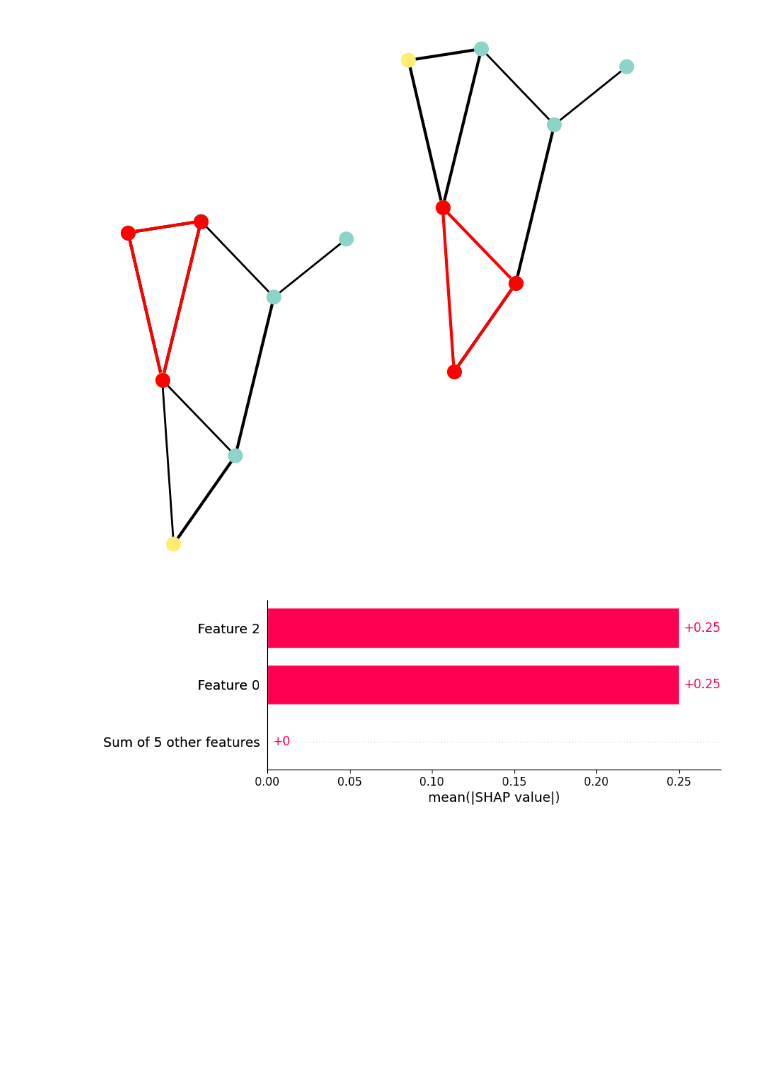
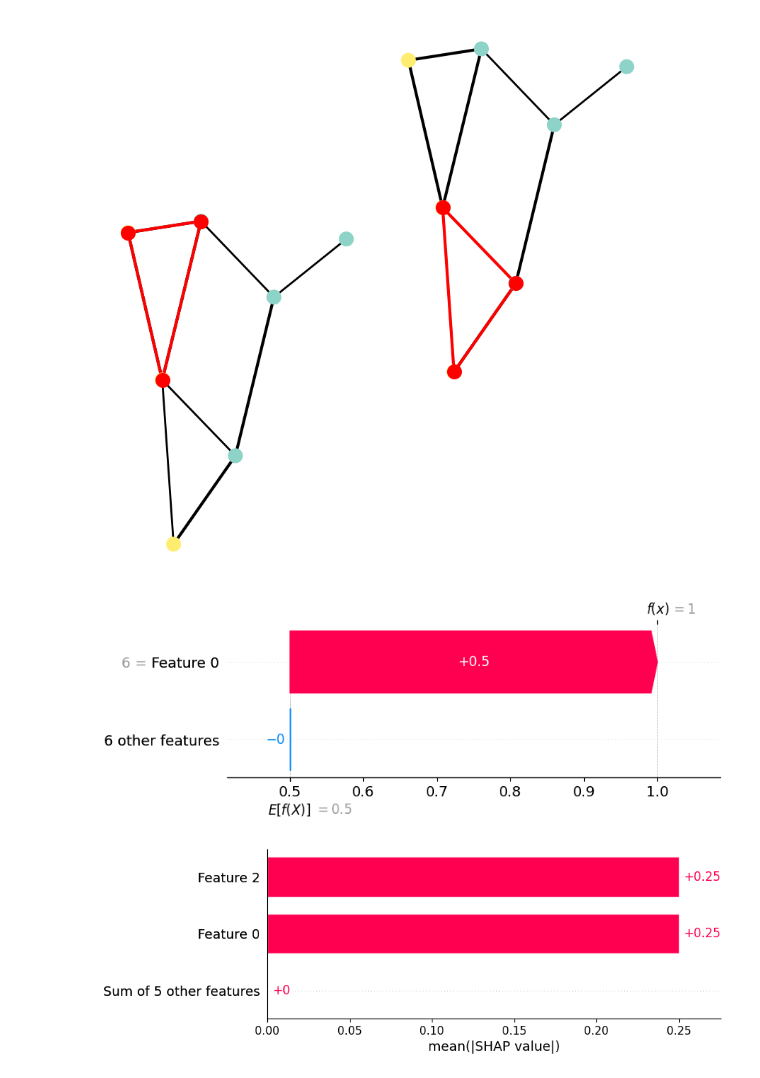
Before and after one commit to congrendai/MSc_Individual_Project, a Jupyter notebook: background.ipynb, the cells around one changed output. Drawn from its saved outputs; the diff is of its cells as text; code cells hidden in the pictures; blank space fills up the shorter version.

```diff
--- a/background.ipynb
+++ b/background.ipynb
@@ -103,6 +103,10 @@ GL_example.highlight_features(1, 3, node_size=200)
 # %% [output]
 [figure]
 [figure]
+# %%
+SP_example.waterfall_plot(0, max_display=2)
+# %% [output]
+[figure, added]
 # %%
 SP_example.bar_plot(max_display=3)
 SP_example.summary_plot(max_display=3)
```
Also changed, not shown: 5 other files.
